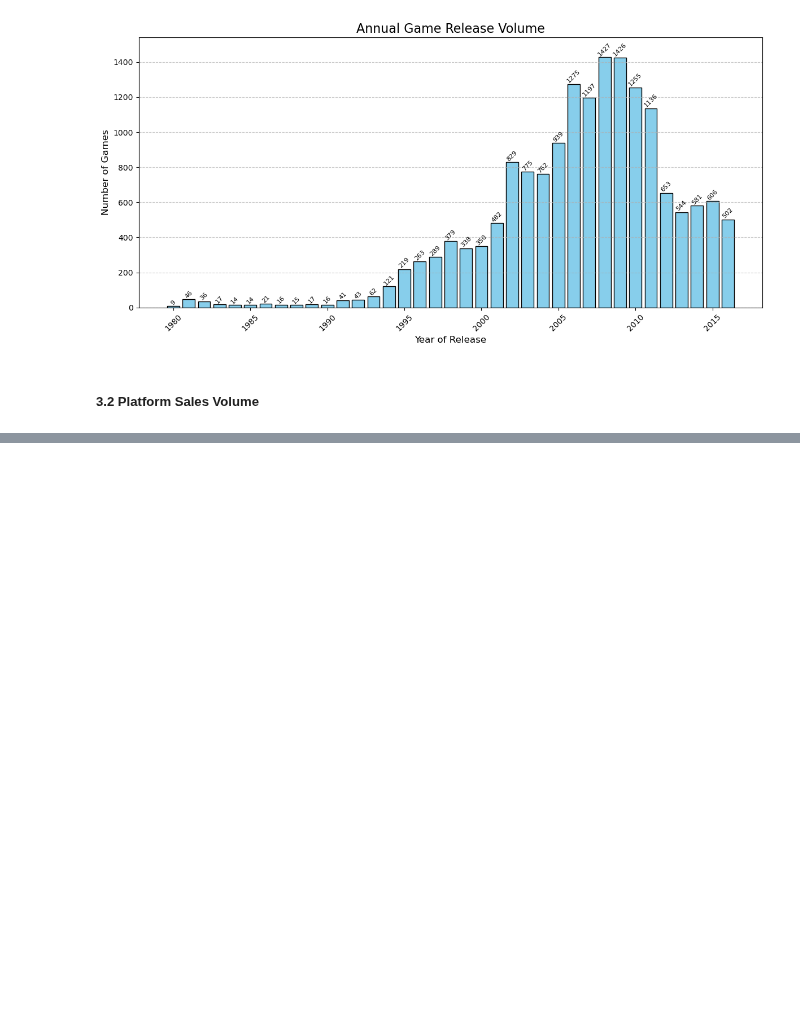
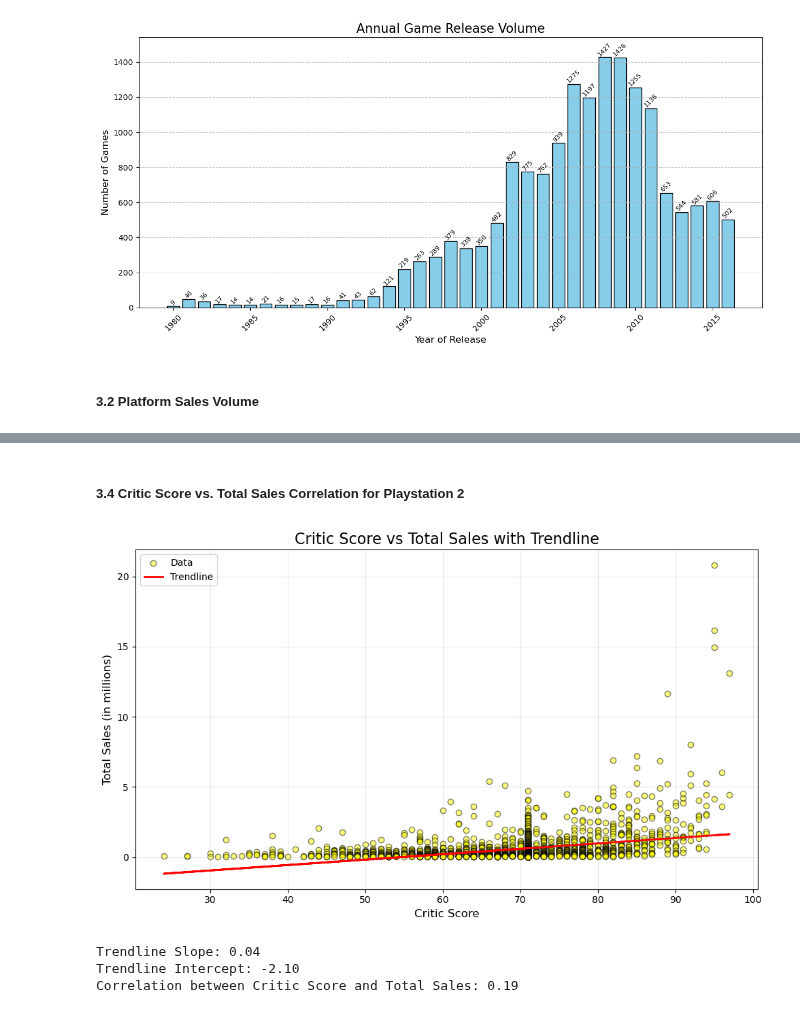
Before and after one commit to DHE42/ice-sales-analysis, a Jupyter notebook: analysis_notebook.ipynb, the cells around one changed output, grey strips where cells are left out. Saved outputs shown, nothing was run; the diff lists cells and outputs as text; code cells hidden in the pictures; blank space fills up the shorter version.

```diff
--- a/analysis_notebook.ipynb
+++ b/analysis_notebook.ipynb
@@ -357,0 +412,43 @@ plt.show()
+# %% [markdown]
+##### 3.4 Critic Score vs. Total Sales Correlation for Playstation 2
+# %%
+from sklearn.linear_model import LinearRegression
+
+# Fit a linear regression model for critic_score vs total_sales
+
+# Reshape the data for the model
+X = ps2_df['critic_score'].values.reshape(-1, 1)
+y = ps2_df['total_sales'].values
+
+# Create and fit the model
+linear_model = LinearRegression()
+linear_model.fit(X, y)
+
+# Predict the trendline
+trendline = linear_model.predict(X)
+
+# Plot the scatter plot with the trendline
+plt.figure(figsize=(10, 6))
+plt.scatter(ps2_df['critic_score'], ps2_df['total_sales'], alpha=0.5, color='yellow', edgecolor='black', label='Data')
+plt.plot(ps2_df['critic_score'], trendline, color='red', linewidth=2, label='Trendline')
+
+plt.title('Critic Score vs Total Sales with Trendline', fontsize=16)
+plt.xlabel('Critic Score', fontsize=12)
+plt.ylabel('Total Sales (in millions)', fontsize=12)
+plt.legend()
+plt.grid(alpha=0.3)
+plt.tight_layout()
+plt.show()
+
+# Print the slope and intercept of the trendline
+print(f"Trendline Slope: {linear_model.coef_[0]:.2f}")
+print(f"Trendline Intercept: {linear_model.intercept_:.2f}")
+
+# Calculate correlation
+correlation = games_df['critic_score'].corr(games_df['total_sales'])
+print(f"Correlation between Critic Score and Total Sales: {correlation:.2f}")
+# %% [output]
+[figure, added]
+Trendline Slope: 0.04
+Trendline Intercept: -2.10
+Correlation between Critic Score and Total Sales: 0.19
```
Also changed, not shown: parts of 13 cells of this notebook.
